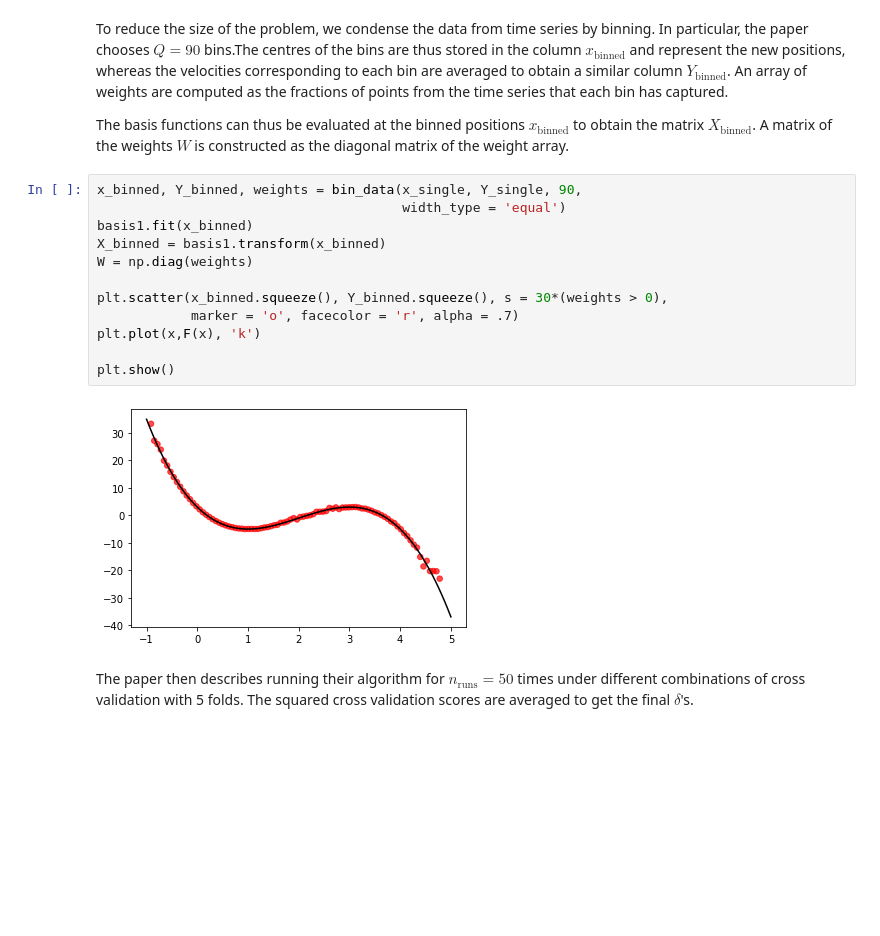
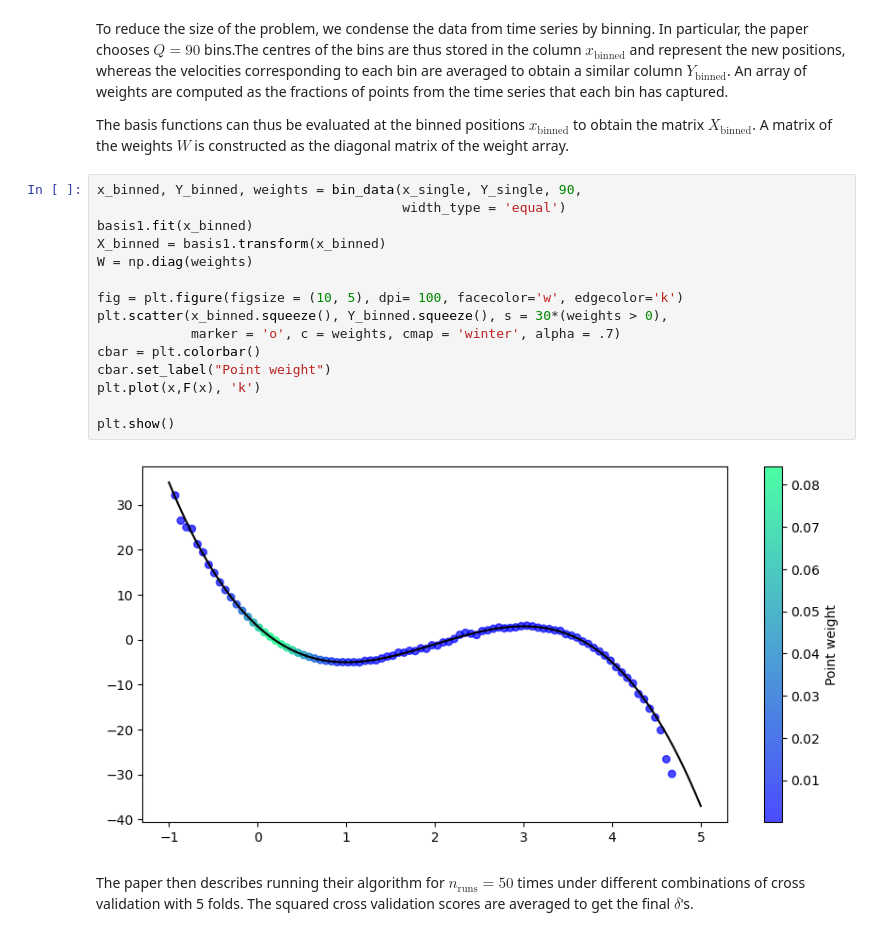
Before and after one commit to tvaivods/stochastic-dynamics-inference, a Jupyter notebook: Example1.ipynb, the cells around one changed output. Drawn from its saved outputs; the diff is of its cells as text; blank space fills up the shorter version.

Commit message:
Added near-optimal prediction comparison, colorbars for survival plots, and survival ordering function.

```diff
--- a/Example1.ipynb
+++ b/Example1.ipynb
@@ -145,17 +145,20 @@ The basis functions can thus be evaluated at the binned positions $x_\text{binne
 # %%
 x_binned, Y_binned, weights = bin_data(x_single, Y_single, 90,
                                        width_type = 'equal')
 basis1.fit(x_binned)
 X_binned = basis1.transform(x_binned)
 W = np.diag(weights)
 
+fig = plt.figure(figsize = (10, 5), dpi= 100, facecolor='w', edgecolor='k')
 plt.scatter(x_binned.squeeze(), Y_binned.squeeze(), s = 30*(weights > 0),
-            marker = 'o', facecolor = 'r', alpha = .7)
+            marker = 'o', c = weights, cmap = 'winter', alpha = .7)
+cbar = plt.colorbar()
+cbar.set_label("Point weight")
 plt.plot(x,F(x), 'k')
 
 plt.show()
 # %% [output]
-[figure, old version]
+[figure, new version]
 # %% [markdown]
 The paper then describes running their algorithm for $n_\text{runs} = 50$ times under different combinations of cross validation with 5 folds. The squared cross validation scores are averaged to get the final $\delta$'s.
 # %%
```
Also changed, not shown: parts of 19 cells of this notebook, 2 other files.
